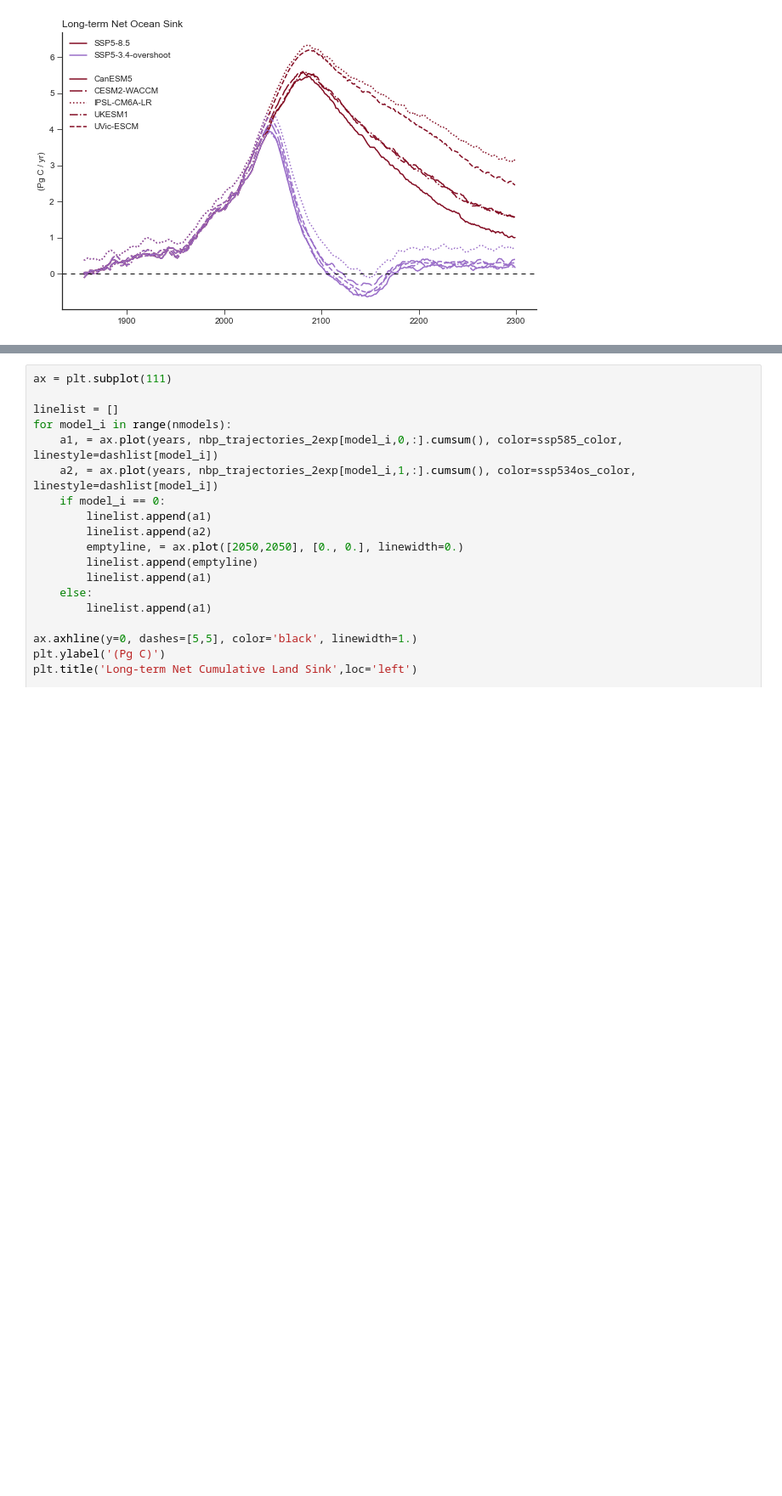
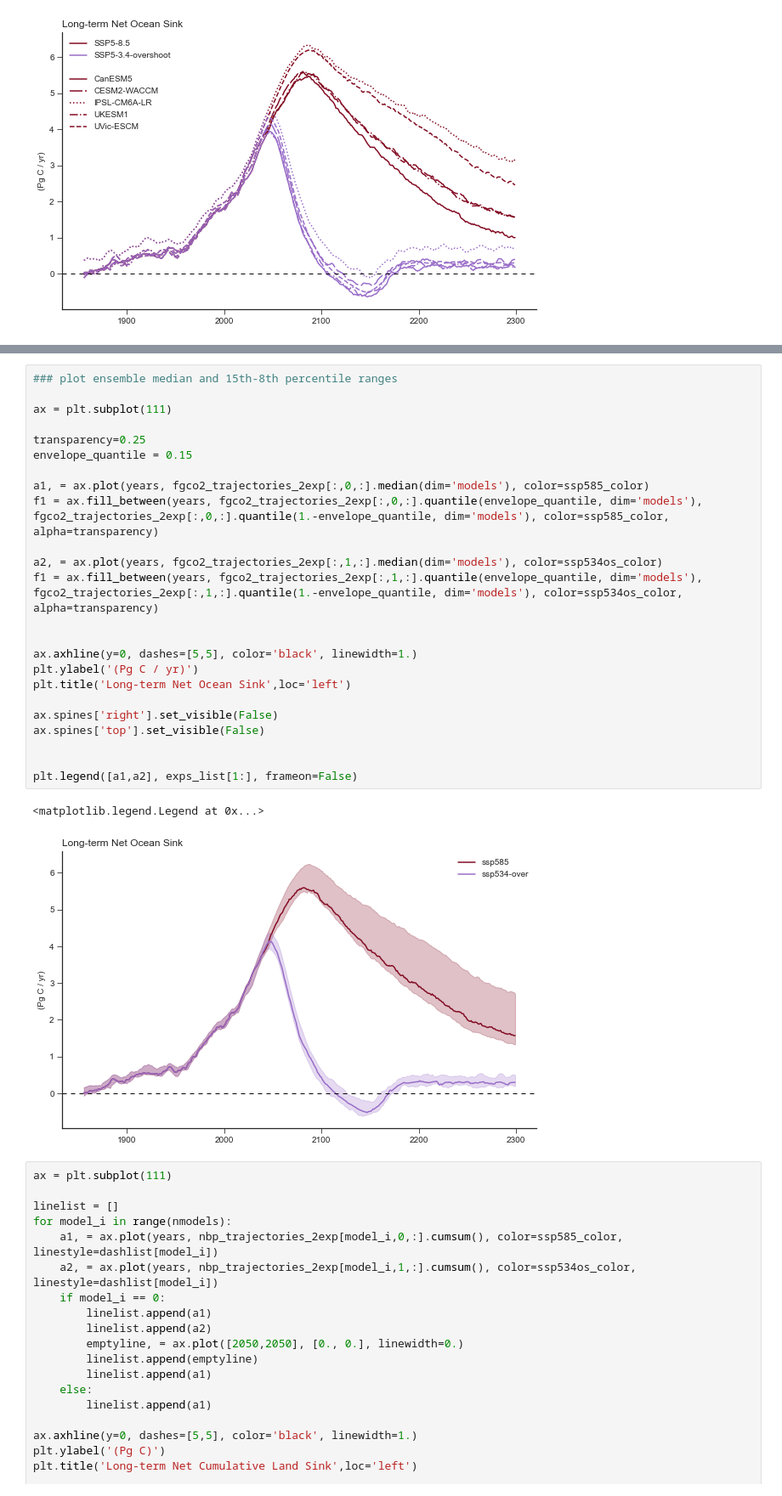
Before and after one commit to ckoven/longterm_carboncycle_three_ssps, a Jupyter notebook: longterm_carboncycle.ipynb, the cells around one changed output, grey strips where cells are left out. Shown at 85% size. Cells and saved outputs as stored; diff of their text form; blank space fills up the shorter version.

```diff
--- a/longterm_carboncycle.ipynb
+++ b/longterm_carboncycle.ipynb
@@ -887,3 +967,30 @@ plt.legend([a1,a2], exps_list[1:], frameon=False)
+# %%
+### plot ensemble median and 15th-8th percentile ranges
+
+ax = plt.subplot(111)
+
+transparency=0.25
+envelope_quantile = 0.15
+
+a1, = ax.plot(years, fgco2_trajectories_2exp[:,0,:].median(dim='models'), color=ssp585_color)
+f1 = ax.fill_between(years, fgco2_trajectories_2exp[:,0,:].quantile(envelope_quantile, dim='models'), fgco2_trajectories_2exp[:,0,:].quantile(1.-envelope_quantile, dim='models'), color=ssp585_color, alpha=transparency)
+
+a2, = ax.plot(years, fgco2_trajectories_2exp[:,1,:].median(dim='models'), color=ssp534os_color)
+f1 = ax.fill_between(years, fgco2_trajectories_2exp[:,1,:].quantile(envelope_quantile, dim='models'), fgco2_trajectories_2exp[:,1,:].quantile(1.-envelope_quantile, dim='models'), color=ssp534os_color, alpha=transparency)
+
+
+ax.axhline(y=0, dashes=[5,5], color='black', linewidth=1.)
+plt.ylabel('(Pg C / yr)')
+plt.title('Long-term Net Ocean Sink',loc='left')
+
+ax.spines['right'].set_visible(False)
+ax.spines['top'].set_visible(False)
+
+
+plt.legend([a1,a2], exps_list[1:], frameon=False)
+# %% [output]
+<matplotlib.legend.Legend at 0x...>
+[figure, added]
 # %%
 ax = plt.subplot(111)
 
```
Also changed, not shown: parts of 7 cells of this notebook.
